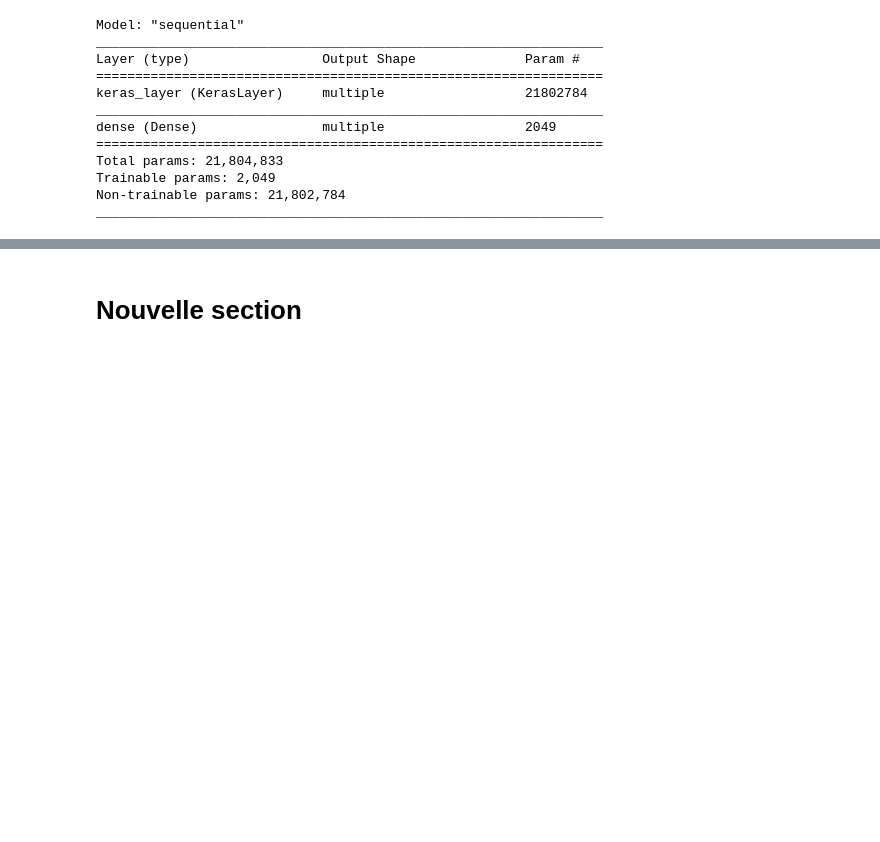
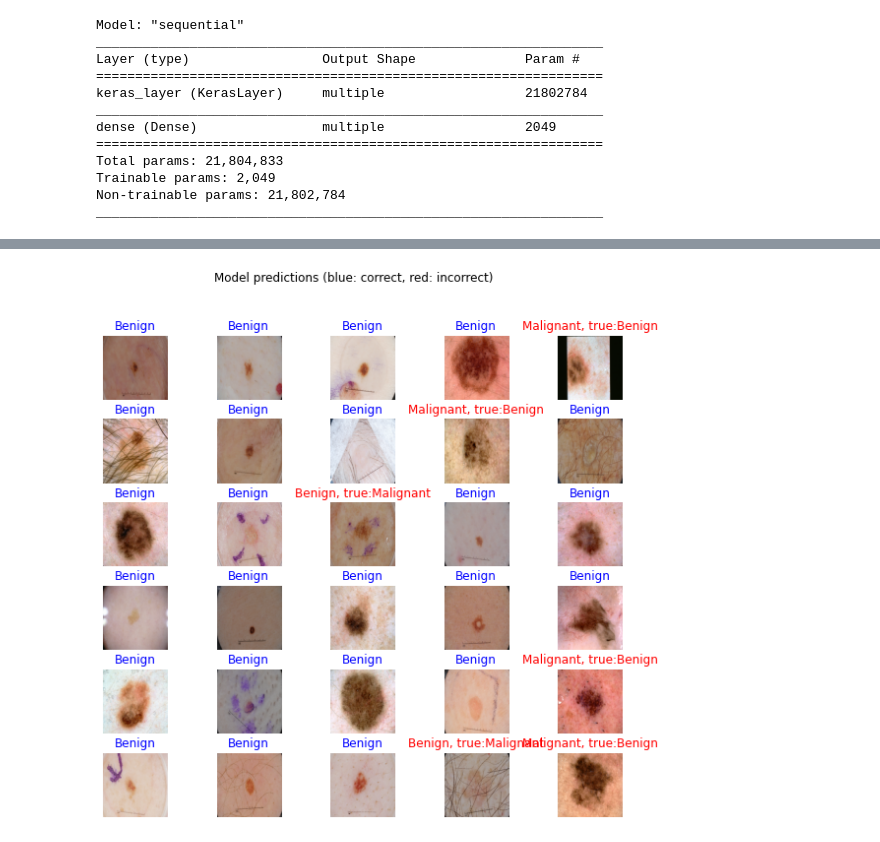
Before and after one commit to CaptainDmitro/SkinDiseaseRecognition, a Jupyter notebook: skin-cancer-detection.ipynb, the cells around one changed output, grey strips where cells are left out. Drawn from its saved outputs; the diff is of its cells as text; code cells hidden in the pictures; blank space fills up the shorter version.

```diff
--- a/skin-cancer-detection.ipynb
+++ b/skin-cancer-detection.ipynb
@@ -342,27 +293,24 @@ print("Melanoma Specificity:", specificity)
 # %%
 def plot_images(X_test, y_pred, y_test):
   predicted_class_names = np.array([class_names[int(round(id))] for id in y_pred])
-  # some nice plotting
   plt.figure(figsize=(10,9))
   for n in range(30, 60):
       plt.subplot(6,5,n-30+1)
       plt.subplots_adjust(hspace = 0.3)
       plt.imshow(X_test[n])
-      # get the predicted label
       predicted_label = predicted_class_names[n]
-      # get the actual true label
       true_label = class_names[int(round(y_test[n]))]
       if predicted_label == true_label:
           color = "blue"
           title = predicted_label.title()
       else:
           color = "red"
           title = f"{predicted_label.title()}, true:{true_label.title()}"
       plt.title(title, color=color)
       plt.axis('off')
-  _ = plt.suptitle("Model predictions (blue: correct, red: incorrect)")
+      plt.suptitle("Model predictions (blue: correct, red: incorrect)")
   plt.show()
 
 plot_images(X_test, y_pred, y_test)
+# %% [output]
+[figure, added]
-# %% [markdown]
-# Nouvelle section
```
Also changed, not shown: parts of 14 cells of this notebook, 4 other files.
